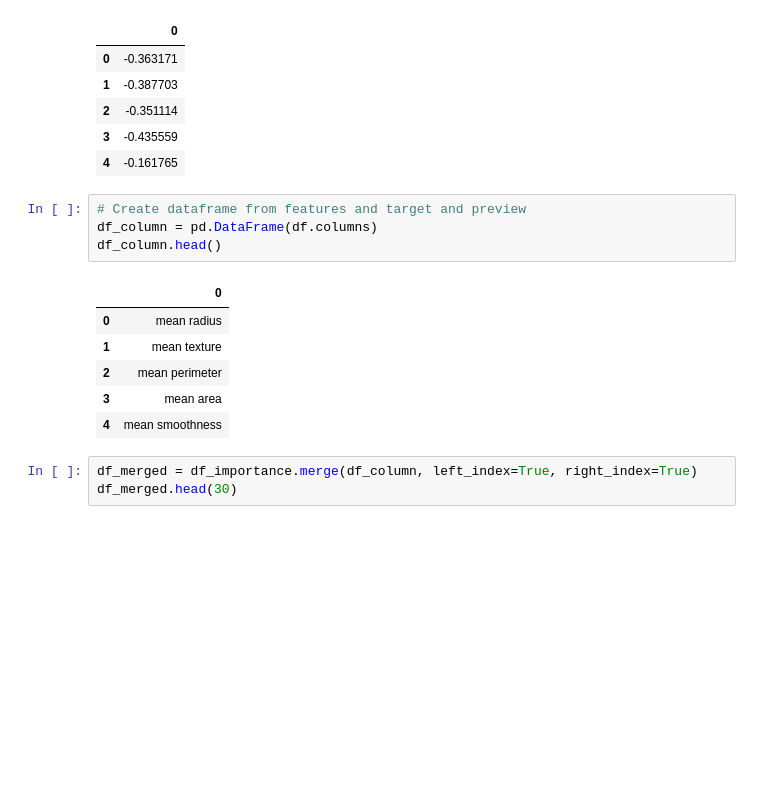
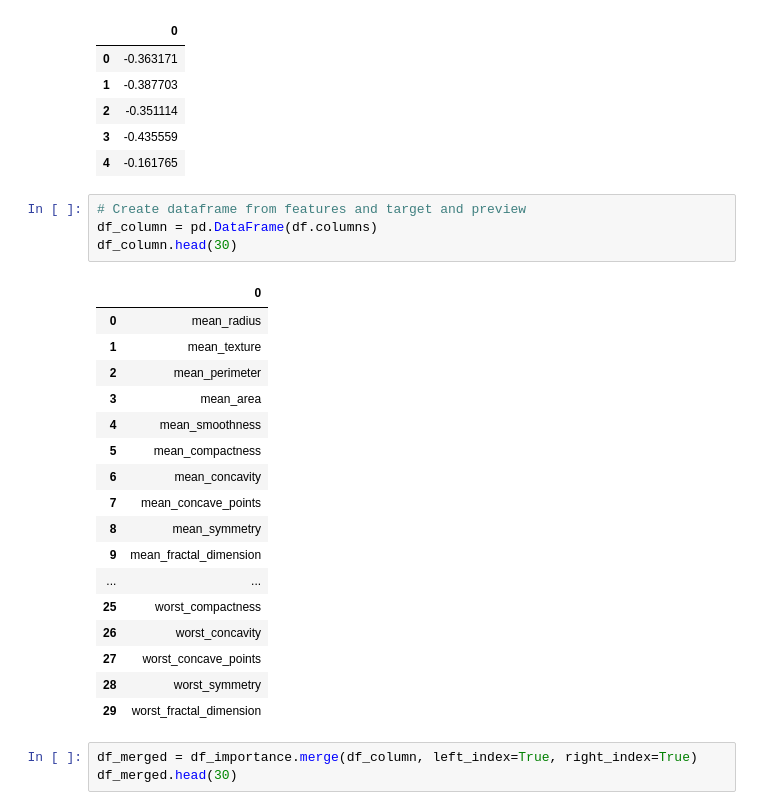
Before and after one commit to toshitorihara/Project4, a Jupyter notebook: Toshi/breast_cancer_pca.ipynb, the cells around one changed output. Saved outputs shown, nothing was run; the diff lists cells and outputs as text; blank space fills up the shorter version.

```diff
--- a/Toshi/breast_cancer_test2.ipynb
+++ b/Toshi/breast_cancer_pca.ipynb
@@ -258,14 +247,25 @@ df_importance.head()
 # %%
 # Create dataframe from features and target and preview
 df_column = pd.DataFrame(df.columns)
-df_column.head()
+df_column.head(30)
 # %% [output]
 |  | 0 |
-| 0 | mean radius |
-| 1 | mean texture |
-| 2 | mean perimeter |
-| 3 | mean area |
-| 4 | mean smoothness |
+| 0 | mean_radius |
+| 1 | mean_texture |
+| 2 | mean_perimeter |
+| 3 | mean_area |
+| 4 | mean_smoothness |
+| 5 | mean_compactness |
+| 6 | mean_concavity |
+| 7 | mean_concave_points |
+| 8 | mean_symmetry |
+| 9 | mean_fractal_dimension |
+| ... | ... |
+| 25 | worst_compactness |
+| 26 | worst_concavity |
+| 27 | worst_concave_points |
+| 28 | worst_symmetry |
+| 29 | worst_fractal_dimension |
 # %%
 df_merged = df_importance.merge(df_column, left_index=True, right_index=True)
 df_merged.head(30)
```
Also changed, not shown: parts of 1 cell of this notebook, 7 other files.
